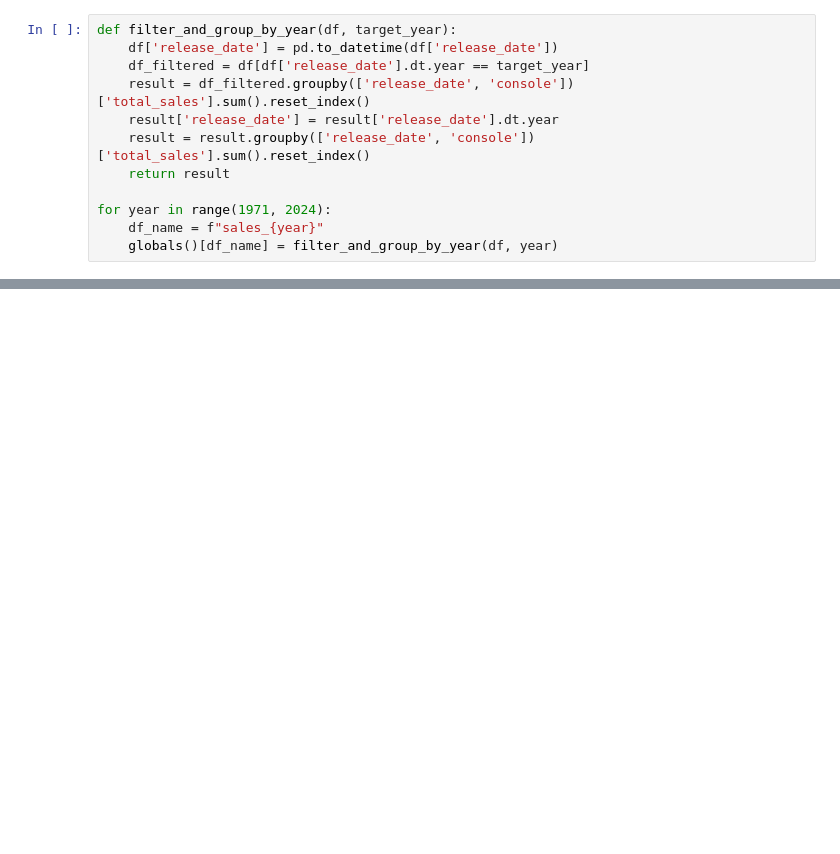
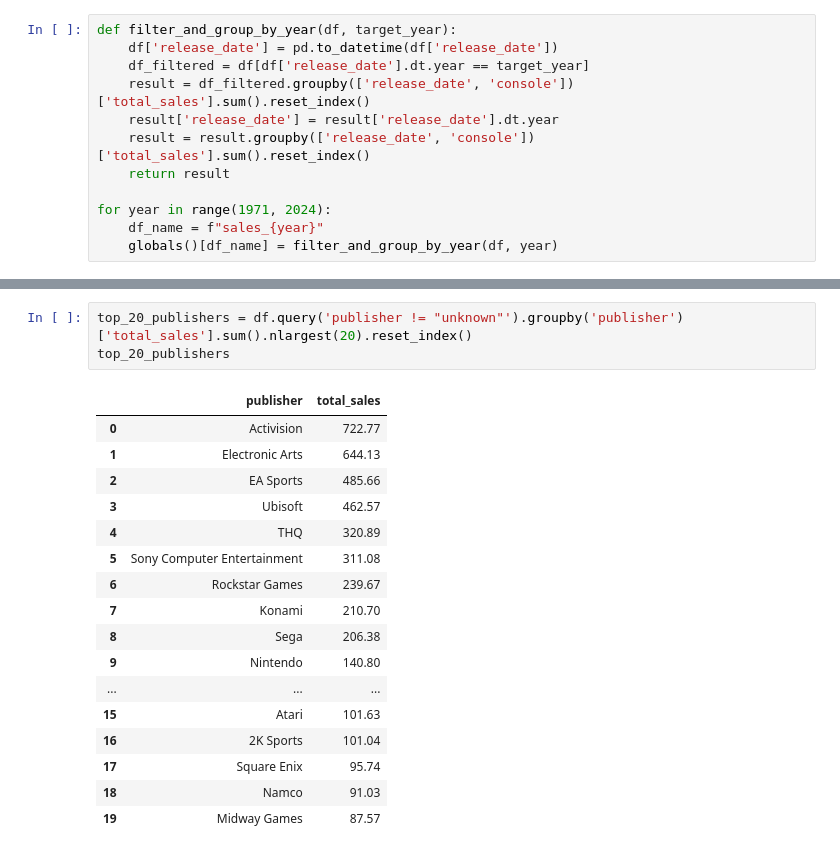
Before and after one commit to dmorton714/v_game, a Jupyter notebook: v_game.ipynb, the cells around one changed output, grey strips where cells are left out. Drawn from its saved outputs; the diff is of its cells as text; blank space fills up the shorter version.

```diff
--- a/v_game.ipynb
+++ b/v_game.ipynb
@@ -678,0 +558,21 @@ sales_1988
+# %%
+top_20_publishers = df.query('publisher != "unknown"').groupby('publisher')['total_sales'].sum().nlargest(20).reset_index()
+top_20_publishers
+# %% [output]
+|  | publisher | total_sales |
+| 0 | Activision | 722.77 |
+| 1 | Electronic Arts | 644.13 |
+| 2 | EA Sports | 485.66 |
+| 3 | Ubisoft | 462.57 |
+| 4 | THQ | 320.89 |
+| 5 | Sony Computer Entertainment | 311.08 |
+| 6 | Rockstar Games | 239.67 |
+| 7 | Konami | 210.70 |
+| 8 | Sega | 206.38 |
+| 9 | Nintendo | 140.80 |
+| ... | ... | ... |
+| 15 | Atari | 101.63 |
+| 16 | 2K Sports | 101.04 |
+| 17 | Square Enix | 95.74 |
+| 18 | Namco | 91.03 |
+| 19 | Midway Games | 87.57 |
```
Also changed, not shown: parts of 29 cells of this notebook.
